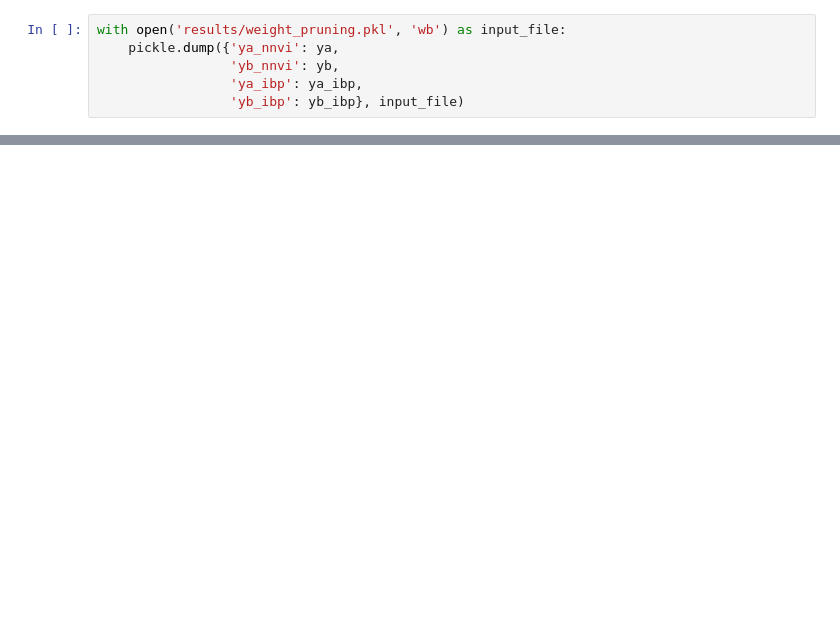
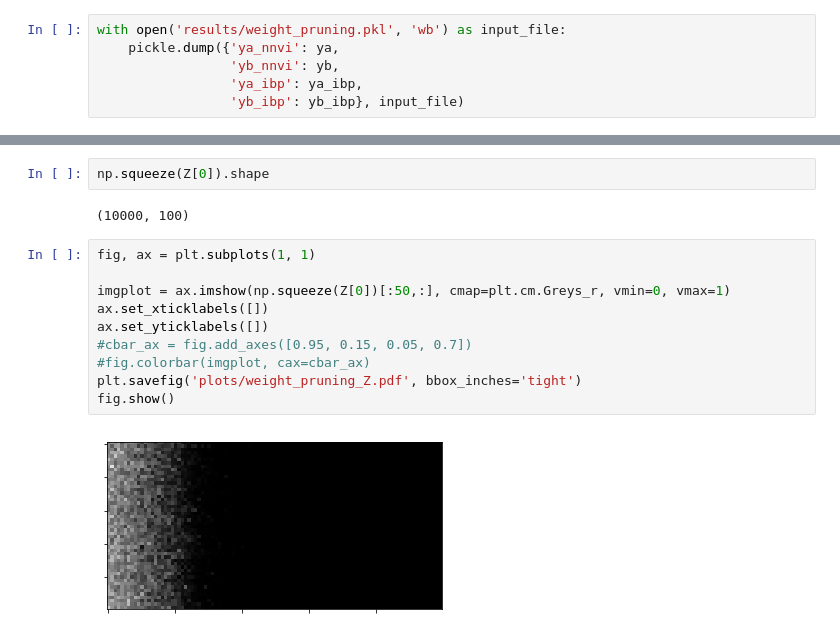
Before and after one commit to skezle/IBP_BNN, a Jupyter notebook: ddm/weight_pruning.ipynb, the cells around one changed output, grey strips where cells are left out. Cells and saved outputs as stored; diff of their text form; blank space fills up the shorter version.

```diff
--- a/ddm/weight_pruning.ipynb
+++ b/ddm/weight_pruning.ipynb
@@ -536,0 +572,16 @@ for task_id in range(data_gen.max_iter):
+# %%
+np.squeeze(Z[0]).shape
+# %% [output]
+(10000, 100)
+# %%
+fig, ax = plt.subplots(1, 1)
+
+imgplot = ax.imshow(np.squeeze(Z[0])[:50,:], cmap=plt.cm.Greys_r, vmin=0, vmax=1)
+ax.set_xticklabels([])
+ax.set_yticklabels([])
+#cbar_ax = fig.add_axes([0.95, 0.15, 0.05, 0.7])
+#fig.colorbar(imgplot, cax=cbar_ax)
+plt.savefig('plots/weight_pruning_Z.pdf', bbox_inches='tight')
+fig.show()
+# %% [output]
+[figure, added]
```
Also changed, not shown: parts of 12 cells of this notebook.
